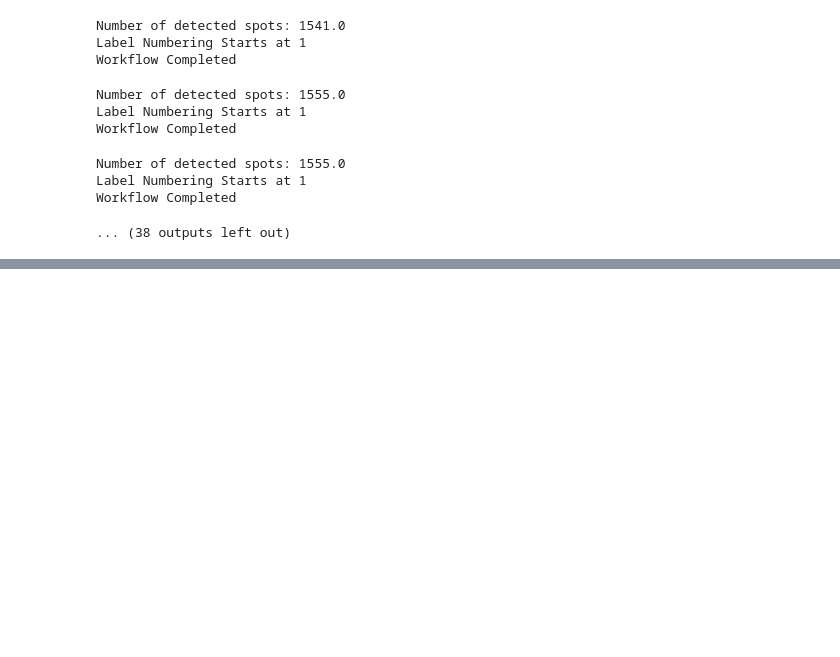
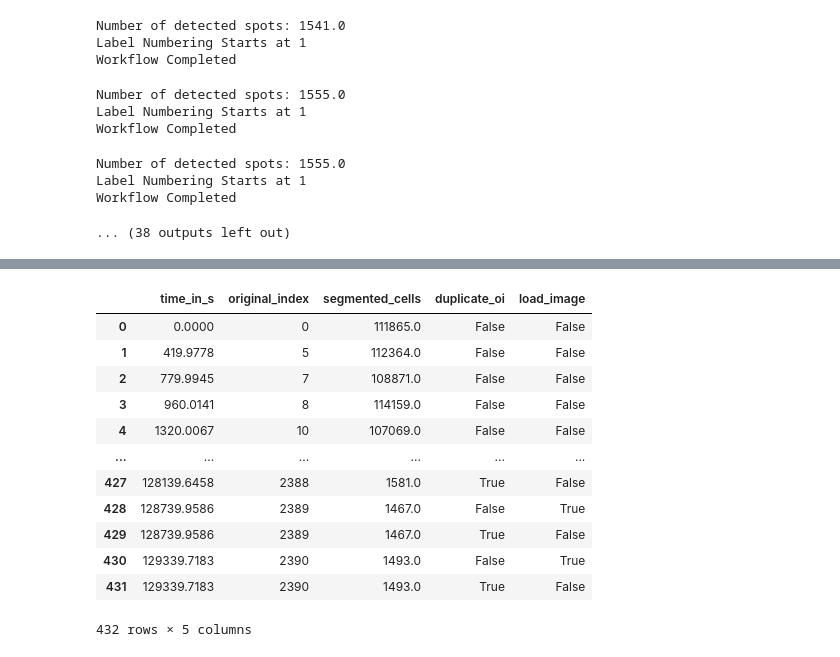
Before and after one commit to lukasz-migas/napari-clusters-plotter, a Jupyter notebook: docs/Timelapse Processing.ipynb, the cells around one changed output, grey strips where cells are left out. Drawn from its saved outputs; the diff is of its cells as text; code cells hidden in the pictures; blank space fills up the shorter version.

```diff
--- a/docs/Timelapse Processing.ipynb
+++ b/docs/Timelapse Processing.ipynb
@@ -238,0 +287,3 @@ cell_numbers_df.to_csv(ski_outdir + 'segmented_cell_numbers.csv', )
+# %%
+advanced_metadata = pd.concat([metadata,cell_numbers_df], axis = 1)
+advanced_metadata.iloc[361]
@@ -238,0 +297,12 @@ cell_numbers_df.to_csv(ski_outdir + 'segmented_cell_numbers.csv', )
+# %%
+visited_indices = []
+duplicate = []
+for i in advanced_metadata['original_index'].tolist():
+    if i in visited_indices:
+        duplicate.append(True)
+    else:
+        duplicate.append(False)
+    visited_indices.append(i)
+
+duplicate_df = pd.DataFrame({'duplicate_oi':duplicate})
+duplicate_df
@@ -238,0 +323,2 @@ cell_numbers_df.to_csv(ski_outdir + 'segmented_cell_numbers.csv', )
+# %%
+advanced_metadata = pd.concat([advanced_metadata,duplicate_df], axis = 1)
@@ -238,0 +330,11 @@ cell_numbers_df.to_csv(ski_outdir + 'segmented_cell_numbers.csv', )
+# %%
+load_image = []
+for duplicate,cellnumber in zip(advanced_metadata['duplicate_oi'].tolist(),
+                                advanced_metadata['segmented_cells'].tolist()):
+    if duplicate or (cellnumber > 5000):
+        load_image.append(False)
+    else:
+        load_image.append(True)
+
+load_image_df = pd.DataFrame({'load_image' : load_image})
+load_image_df
@@ -238,0 +355,17 @@ cell_numbers_df.to_csv(ski_outdir + 'segmented_cell_numbers.csv', )
+# %%
+final_metadata = pd.concat([advanced_metadata,load_image_df], axis = 1)
+final_metadata.drop(['Unnamed: 0','index'], axis = 1)
+# %% [output]
+|  | time_in_s | original_index | segmented_cells | duplicate_oi | load_image |
+| 0 | 0.0000 | 0 | 111865.0 | False | False |
+| 1 | 419.9778 | 5 | 112364.0 | False | False |
+| 2 | 779.9945 | 7 | 108871.0 | False | False |
+| 3 | 960.0141 | 8 | 114159.0 | False | False |
+| 4 | 1320.0067 | 10 | 107069.0 | False | False |
+| ... | ... | ... | ... | ... | ... |
+| 427 | 128139.6458 | 2388 | 1581.0 | True | False |
+| 428 | 128739.9586 | 2389 | 1467.0 | False | True |
+| 429 | 128739.9586 | 2389 | 1467.0 | True | False |
+| 430 | 129339.7183 | 2390 | 1493.0 | False | True |
+| 431 | 129339.7183 | 2390 | 1493.0 | True | False |
+432 rows × 5 columns
```
Also changed, not shown: parts of 24 cells of this notebook, 4 other files.
